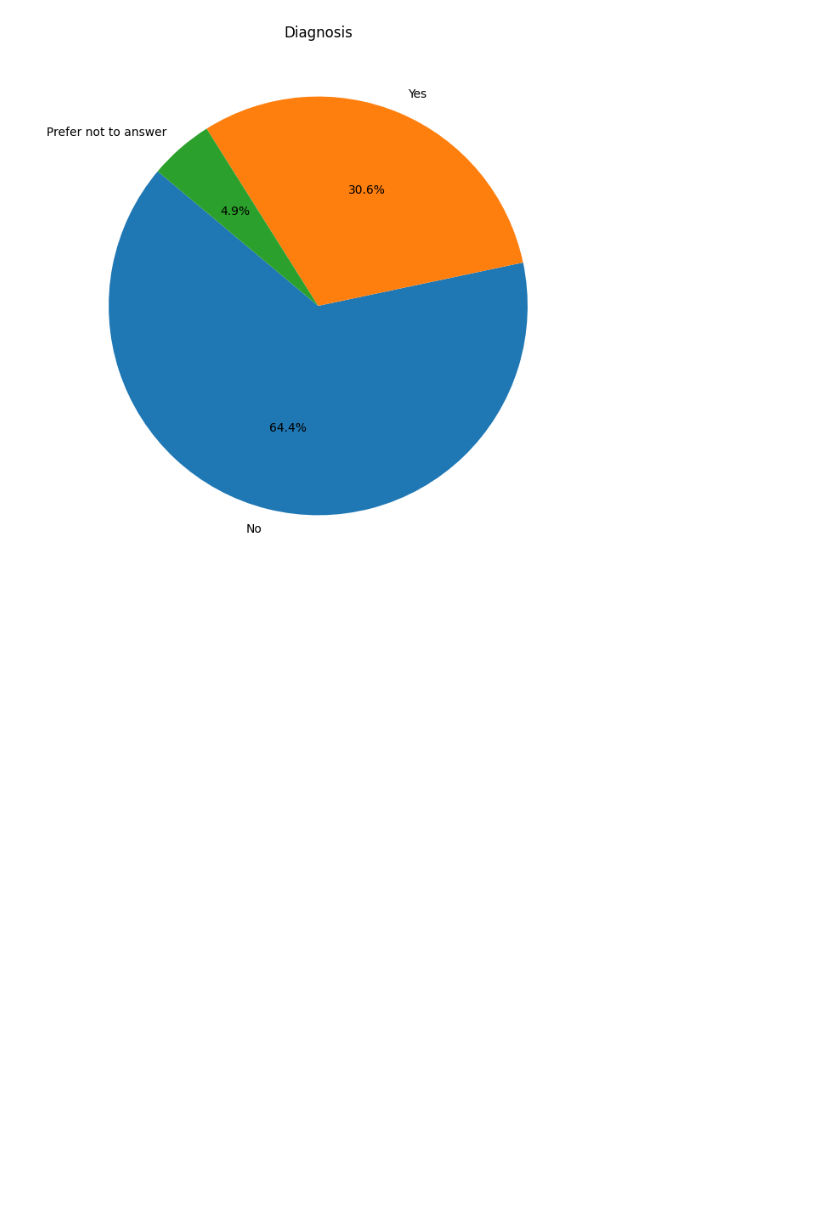
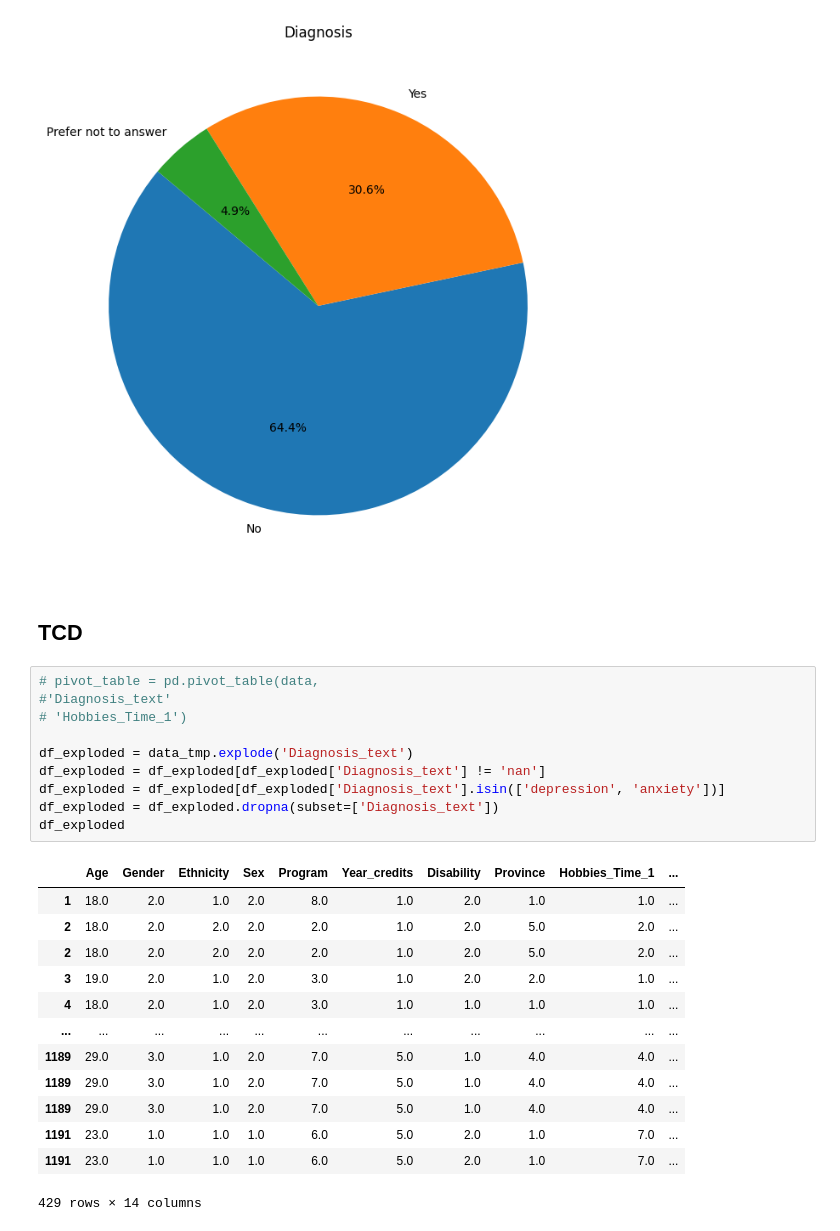
Before and after one commit to Arys02/ExploreStudentMentalWellness_ESGI4, a Jupyter notebook: notebook/student_mental_health.ipynb, the cells around one changed output. Drawn from its saved outputs; the diff is of its cells as text; blank space fills up the shorter version.

```diff
--- a/notebook/student_mental_health.ipynb
+++ b/notebook/student_mental_health.ipynb
@@ -407,3 +408,29 @@ diagnosis_dict = {
 plot_numerical_pie(data, 'Diagnosis', diagnosis_dict)
 # %% [output]
 [figure]
+# %% [markdown]
+## TCD
+# %%
+# pivot_table = pd.pivot_table(data,
+#'Diagnosis_text'
+# 'Hobbies_Time_1')
+
+df_exploded = data_tmp.explode('Diagnosis_text')
+df_exploded = df_exploded[df_exploded['Diagnosis_text'] != 'nan']
+df_exploded = df_exploded[df_exploded['Diagnosis_text'].isin(['depression', 'anxiety'])]
+df_exploded = df_exploded.dropna(subset=['Diagnosis_text'])
+df_exploded
+# %% [output]
+|  | Age | Gender | Ethnicity | Sex | Program | Year_credits | Disability | Province | Hobbies_Time_1 | ... |
+| 1 | 18.0 | 2.0 | 1.0 | 2.0 | 8.0 | 1.0 | 2.0 | 1.0 | 1.0 | ... |
+| 2 | 18.0 | 2.0 | 2.0 | 2.0 | 2.0 | 1.0 | 2.0 | 5.0 | 2.0 | ... |
+| 2 | 18.0 | 2.0 | 2.0 | 2.0 | 2.0 | 1.0 | 2.0 | 5.0 | 2.0 | ... |
+| 3 | 19.0 | 2.0 | 1.0 | 2.0 | 3.0 | 1.0 | 2.0 | 2.0 | 1.0 | ... |
+| 4 | 18.0 | 2.0 | 1.0 | 2.0 | 3.0 | 1.0 | 1.0 | 1.0 | 1.0 | ... |
+| ... | ... | ... | ... | ... | ... | ... | ... | ... | ... | ... |
+| 1189 | 29.0 | 3.0 | 1.0 | 2.0 | 7.0 | 5.0 | 1.0 | 4.0 | 4.0 | ... |
+| 1189 | 29.0 | 3.0 | 1.0 | 2.0 | 7.0 | 5.0 | 1.0 | 4.0 | 4.0 | ... |
+| 1189 | 29.0 | 3.0 | 1.0 | 2.0 | 7.0 | 5.0 | 1.0 | 4.0 | 4.0 | ... |
+| 1191 | 23.0 | 1.0 | 1.0 | 1.0 | 6.0 | 5.0 | 2.0 | 1.0 | 7.0 | ... |
+| 1191 | 23.0 | 1.0 | 1.0 | 1.0 | 6.0 | 5.0 | 2.0 | 1.0 | 7.0 | ... |
+429 rows × 14 columns
```
Also changed, not shown: parts of 9 cells of this notebook.
